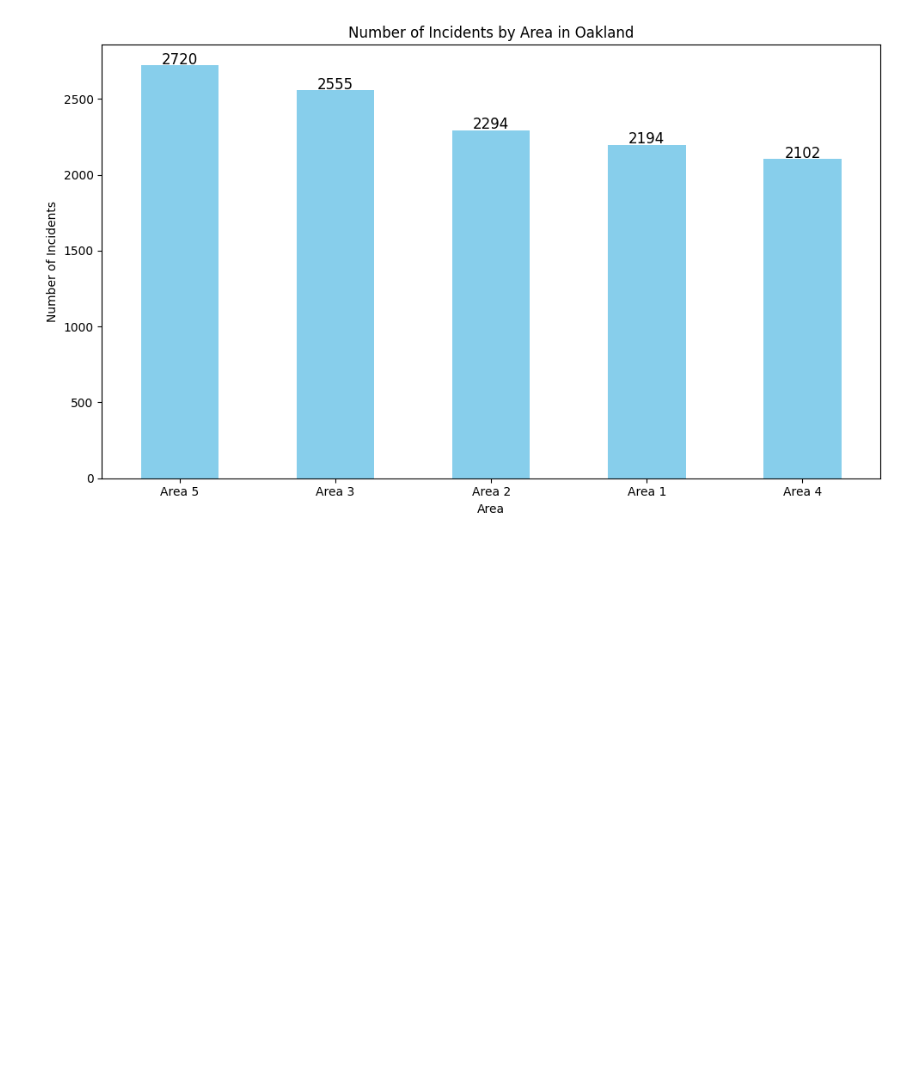
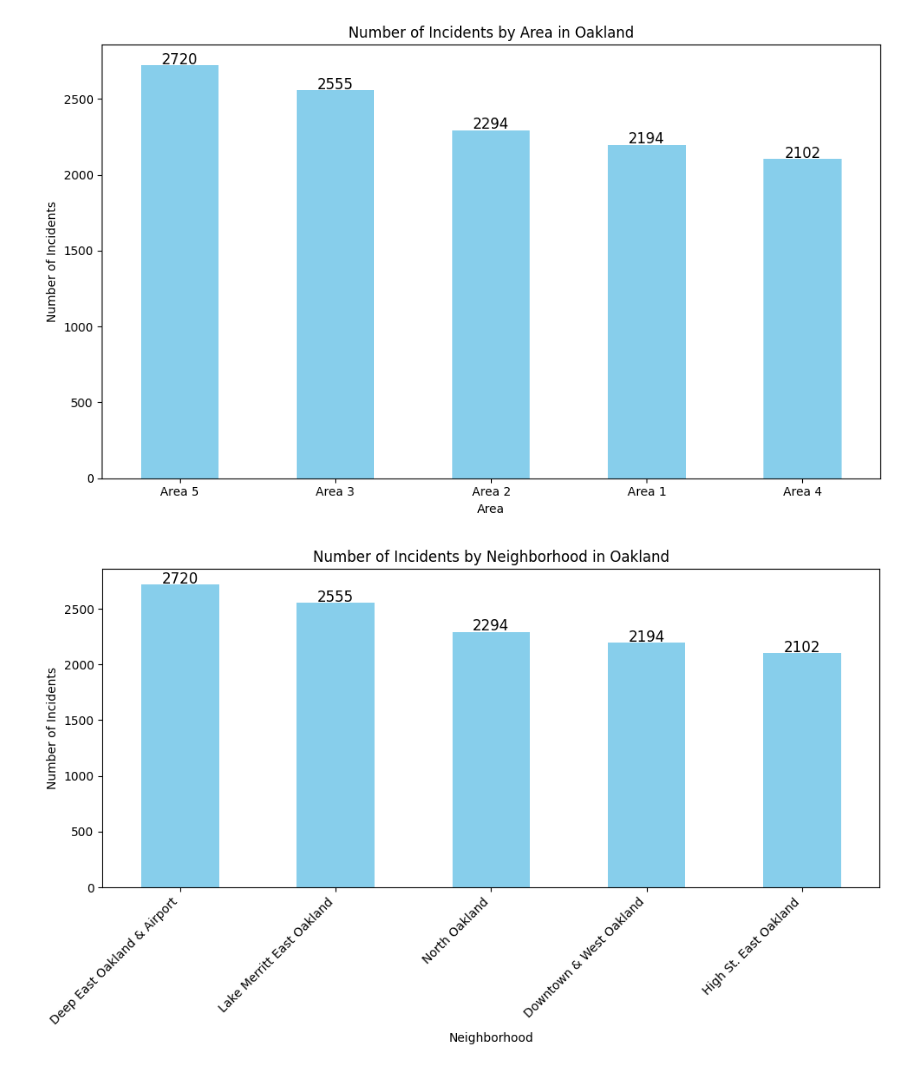
Before and after one commit to YourFavoritePoser/HackTheHood, a Jupyter notebook: projects/async-grey-robert-final-project/notebooks/visualizations.ipynb, the cells around one changed output. Cells and saved outputs as stored; diff of their text form; code cells hidden in the pictures; blank space fills up the shorter version.

Commit message:
renamed and mapped areas to beat codes

```diff
--- a/projects/async-grey-robert-final-project/notebooks/visualizations.ipynb
+++ b/projects/async-grey-robert-final-project/notebooks/visualizations.ipynb
@@ -69,3 +69,23 @@ plt.tight_layout()
 plt.show()
 # %% [output]
 [figure]
+# %%
+# Rename the areas using the beat_to_neighborhood dictionary
+incidents_by_area_renamed = incidents_by_area.rename(index=area_to_neighborhood)
+
+# Plot the number of incidents by the renamed areas
+plt.figure(figsize=(10, 6))
+incidents_by_area_renamed.plot(kind='bar', color='skyblue')
+plt.title('Number of Incidents by Neighborhood in Oakland')
+plt.xlabel('Neighborhood')
+plt.ylabel('Number of Incidents')
+plt.xticks(rotation=45, ha='right')
+
+# Add data labels on top of each bar
+for index, value in enumerate(incidents_by_area_renamed):
+    plt.text(index, value + 10, str(value), ha='center', fontsize=12)
+
+plt.tight_layout()
+plt.show()
+# %% [output]
+[figure, added]
```
Also changed, not shown: parts of 1 cell of this notebook, 4 other files.
